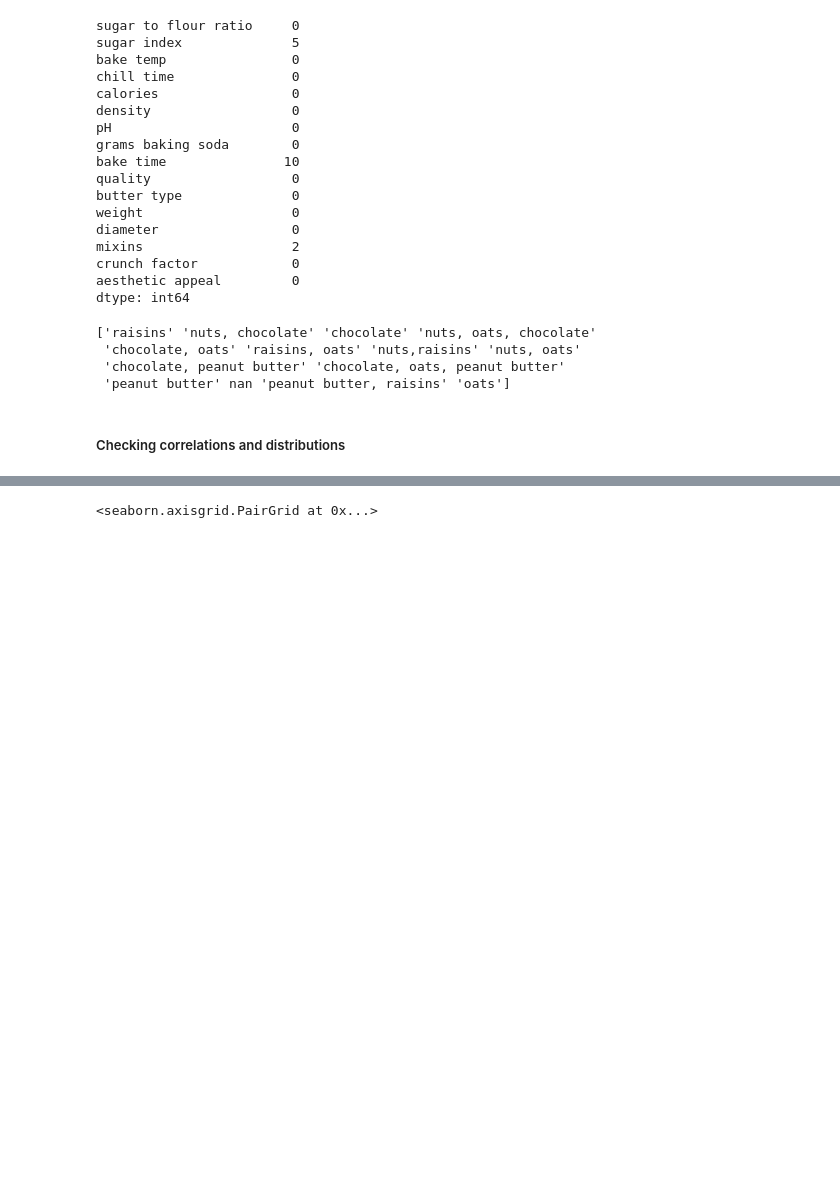
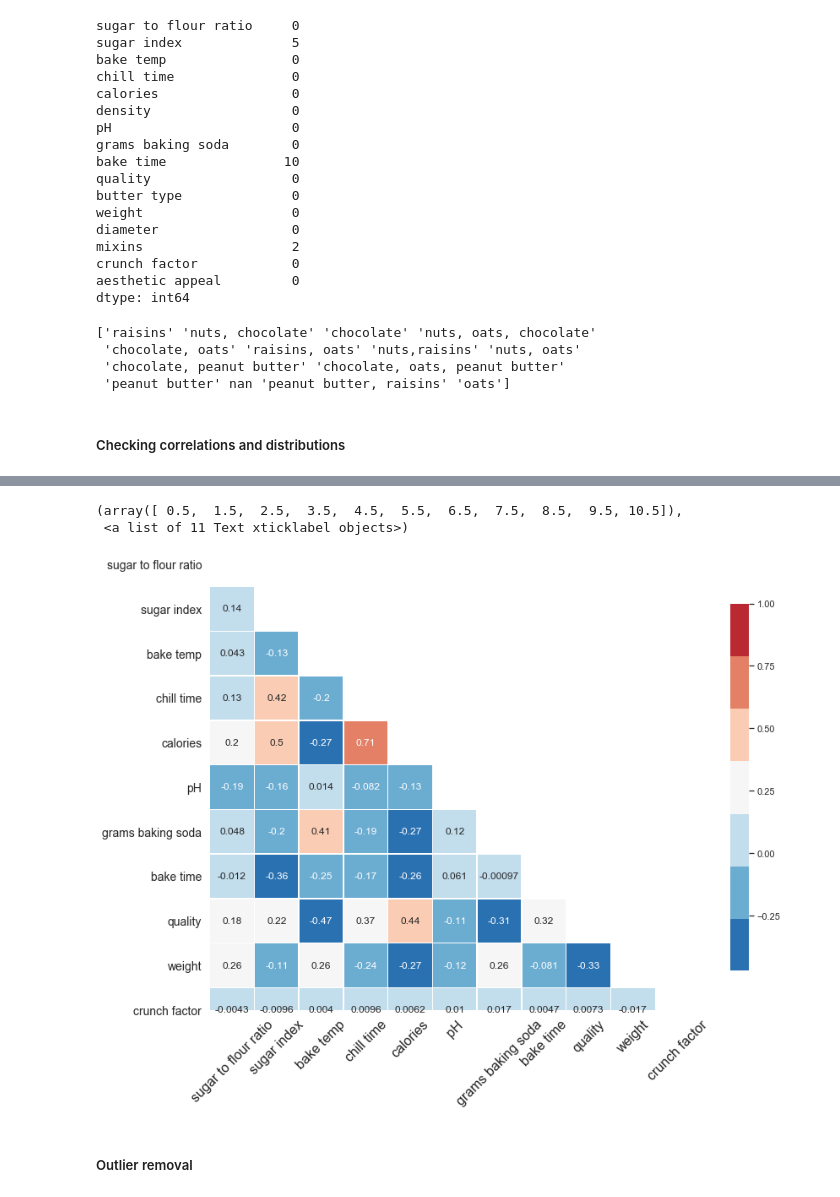
Before and after one commit to wobniarin/Datathon_Cookies, a Jupyter notebook: Jupyter_Notebooks/00 - Data Cleaning.ipynb, the cells around one changed output, grey strips where cells are left out. Drawn from its saved outputs; the diff is of its cells as text; code cells hidden in the pictures; blank space fills up the shorter version.

Commit message:
outliers done

```diff
--- a/Jupyter_Notebooks/00 - Data Cleaning.ipynb
+++ b/Jupyter_Notebooks/00 - Data Cleaning.ipynb
@@ -128,0 +142,3 @@ df.dropna(inplace=True)
+# %%
+# dropping columns that are not wanted
+df.drop(["density", "aesthetic appeal", "diameter"], axis=1, inplace=True)
@@ -128,0 +156,18 @@ df.dropna(inplace=True)
+# %%
+mask = np.zeros_like(df.corr())
+mask[np.triu_indices_from(mask)] = True
+
+f, ax = plt.subplots(figsize=(13, 16))
+
+cmap = sns.color_palette("RdBu_r", 7)
+
+sns.heatmap(df.corr(), annot=True, mask=mask, cmap=cmap, square=True, linewidths=.5, cbar_kws={"shrink": .5})
+plt.yticks(rotation=360, fontsize=14)
+
+plt.xticks(rotation=45, fontsize=16)
+# %% [output]
+(array([ 0.5,  1.5,  2.5,  3.5,  4.5,  5.5,  6.5,  7.5,  8.5,  9.5, 10.5]),
+ <a list of 11 Text xticklabel objects>)
+[figure, added]
+# %% [markdown]
+##### Outlier removal
@@ -129,4 +184,2 @@ df.dropna(inplace=True)
 # %%
-sns.pairplot(df)
+sns.pairplot(df_z)
-# %% [output]
-<seaborn.axisgrid.PairGrid at 0x...>
```
Also changed, not shown: parts of 6 cells of this notebook.
